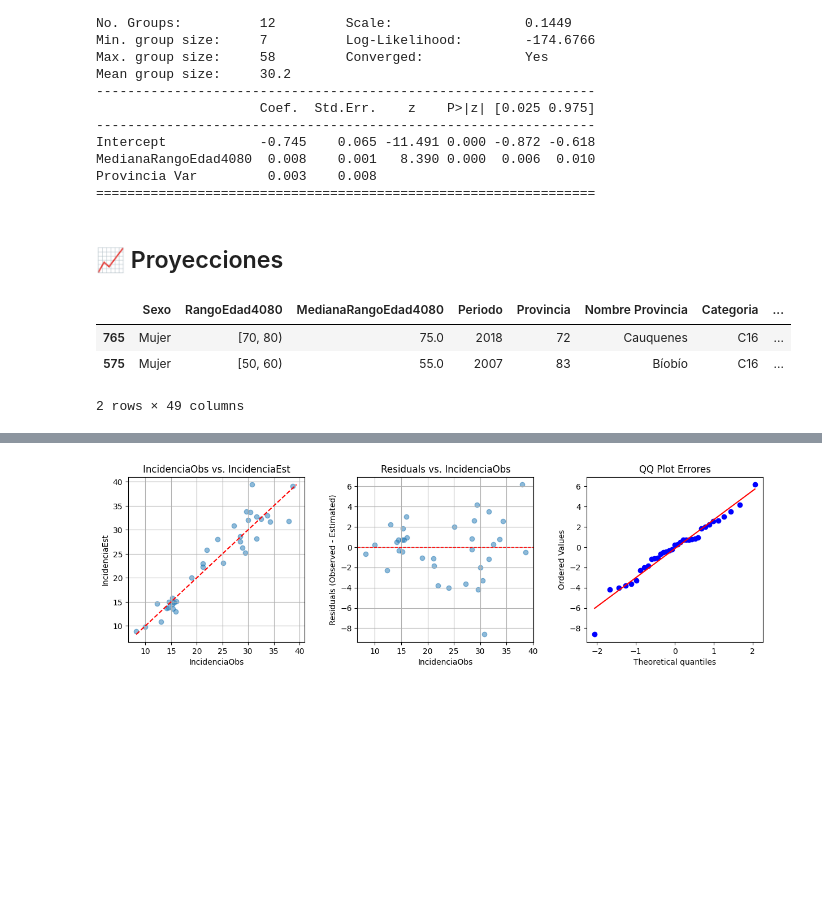
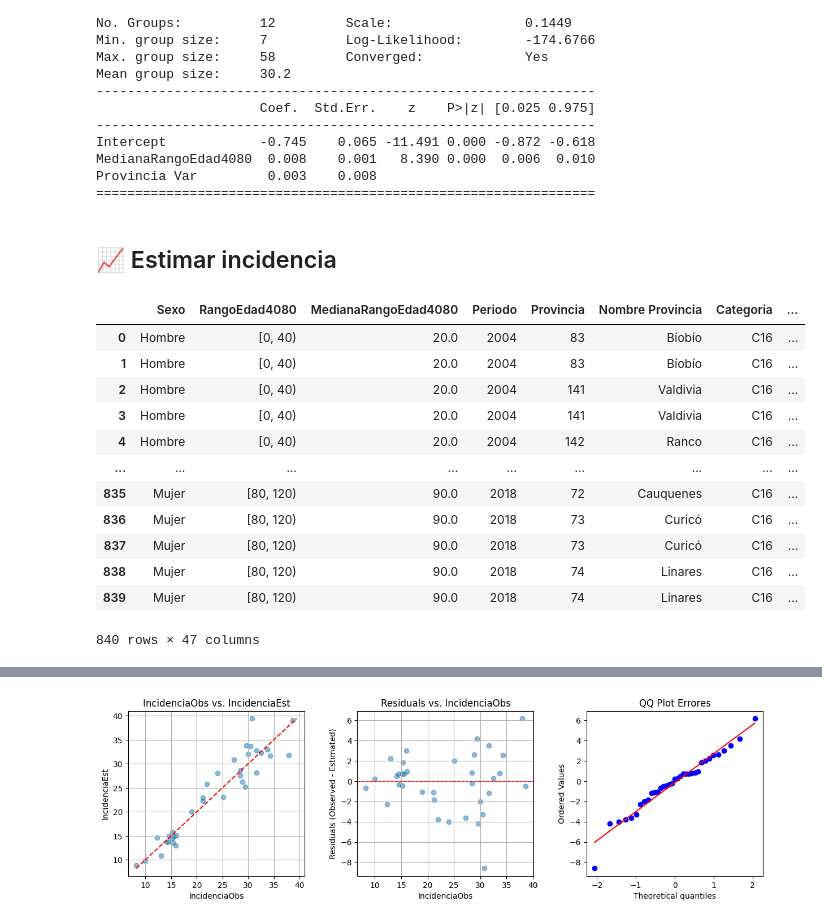
Before and after one commit to rlagosb/GastricCancerIncidence, a Jupyter notebook: 2_Methods_Evaluation.ipynb, the cells around one changed output, grey strips where cells are left out. Drawn from its saved outputs; the diff is of its cells as text; code cells hidden in the pictures; blank space fills up the shorter version.

```diff
--- a/2_Methods_Evaluation.ipynb
+++ b/2_Methods_Evaluation.ipynb
@@ -64,5 +64,11 @@ None
 3 rows × 26 columns
 # %%
+# Escenarios = conjuntos de training y testing
+escenarios_xl = pd.read_excel(path_data + 'Parametros_estimaciones.xlsx', sheet_name='Escenarios')
+
+# Agrupación de años en periodos
+periodos_xl = pd.read_excel(path_data + 'Parametros_estimaciones.xlsx', sheet_name='Periodos RPC', header=1)
+
 def cargar_periodos_rpc(df):
   df = (df.rename(columns={'ID':'Año'}).
         melt(id_vars='Año', value_name='Periodo', var_name='Provincia').
@@ -155,19 +210,17 @@ def calcular_metricas_provincias(cubo, HABS, RangoEdad) -> pd.DataFrame:
     rangos = [col for col in cubo.columns if 'RangoEdad' in col and RangoEdad not in col]
     metricas = (['Poblacion','PoblacionRural','Casos','Defunciones','EgresosDefs','Egresos2']
                 + ['Fonasa','A','B','C','D','Isapre'])
-    group_columns = ['Sexo',RangoEdad,'Mediana'+RangoEdad,'Periodo','Provincia','Nombre Provincia','Categoria','RPC',
+    group_columns = ['Sexo',RangoEdad,'Mediana'+RangoEdad,'Periodo','Provincia','Nombre Provincia','Categoria',
                      'Grupo','Escenario','Tipo']
-    # Anular diferencias de RPC para estimaciones Chile
-    estimaciones_Chile = ((cubo.Escenario=='Chile')&(cubo.Grupo=='Testing'))
-    cubo.loc[estimaciones_Chile,'RPC'] = None
-    cubo.loc[estimaciones_Chile,'RPC2'] = True
-    df = cubo.groupby(group_columns, dropna=False)[metricas].sum().reset_index()
+    # Create an aggregation dictionary: sum for metrics_to_aggregate, max for RPC
+    agg_functions = {col: 'sum' for col in metricas}
+    agg_functions['RPC'] = 'max'
+    df = cubo.groupby(group_columns, dropna=False).agg(agg_functions).reset_index()
 
     # Calcular covariables
     df['Ruralidad'] = df['PoblacionRural'] / df['Poblacion']
     for tramo in ['A','B','C','D','Fonasa','Isapre']:
       df['Porc'+tramo] = df[tramo] / df['Poblacion']
-    df['PorcAB'] = (df['PorcA'] + df['PorcB']) / df['Poblacion']
 
     # Calcular métricas: tasas y Ratios, etc
     for key, value in {'IncidenciaObs':'Casos','MortalidadObs':'Defunciones','TasaDefHosp2Obs':'EgresosDefs','TasaHosp2Obs':'Egresos2'}.items():
@@ -181,9 +234,6 @@ def calcular_metricas_provincias(cubo, HABS, RangoEdad) -> pd.DataFrame:
       df.loc[df.RPC*df.Casos==0, col] = None
 
     return df
-
-
-# @title Cargar datos escenario
 
 def cargar_datos_escenario(escenario, RangoEdad, categoria='C16', **kwargs):
 
@@ -208,7 +258,7 @@ def cargar_datos_escenario(escenario, RangoEdad, categoria='C16', **kwargs):
 
 dataEj = cargar_datos_escenario('Escenario1', 'RangoEdad4080')
 print(dataEj.groupby('Grupo')['Casos'].agg(['count','sum']))
-dataEj.sample(3)
+dataEj
 # %% [output]
 Cargando Escenario1  (evaluacion)
 Training:  2004 - 2018 [ 83 141 142  21  22  23  81 151  71  72  73  74]  N= 420
@@ -225,9 +283,7 @@ Training    420  7224
 # %%
-# @title Regresión Ratios
-# https://www.statsmodels.org/dev/generated/statsmodels.formula.api.mixedlm.html
+# @title Calibrar Ratios
 
-def regresion_ratios(data, RangoEdad, Ratio, summary=False,
-                     covariables=None, gruposRegresion='Provincia', **kwargs):
+def regresion_ratios(data, RangoEdad, Ratio, summary=False, covariables=None, gruposRegresion='Provincia', **kwargs):
 
   # Transformación Logaritmo
   okRatios = (data[Ratio + 'obs']!=0)
@@ -242,7 +298,6 @@ def regresion_ratios(data, RangoEdad, Ratio, summary=False,
   # Efectos aleatorios
   reFormula = ("~ 1 + Periodo"  if 'rePeriodo' in kwargs else "~ 1")
   #if 'rePeriodo' in kwargs: data = data[data.RPC<6]
-
 
   # Datos de entrenamiento
   training_data = data[(data.Grupo=='Training')&(data[Y].notna())].copy()
@@ -288,33 +343,40 @@ Intercept            -0.745    0.065 -11.491 0.000 -0.872 -0.618
 MedianaRangoEdad4080  0.008    0.001   8.390 0.000  0.006  0.010
 Provincia Var         0.003    0.008
 ================================================================
-# %% [markdown]
-## 📈 Proyecciones
+# %% [markdown]
+## 📈 Estimar incidencia
 # %%
-# @title Proyectar incidencia
-
 def proyectar_incidencia(data, Ratio, **kwargs):
 
   # Revertir transformación Ratio
   data['Ratio'] = Ratio
   data['RatioEst'] = np.exp(data['Log' + Ratio + 'est'])
 
   # Incidencia estimada = métrica / Ratio
   metrica = {'RIM':'MortalidadObs','RIMH':'TasaDefHosp2Obs','RIH':'TasaHosp2Obs','RIH2':'TasaHospObs'}
   data['IncidenciaEst'] = 0.0
   okProy = ((data.Grupo=='Testing') &                                   # proyectar sólo en periodos-provincias de testing
             data['RatioEst'].notna() & data[metrica[Ratio]].notna())    # proyectar sólo si hay ratio y métrica disponible
   data.loc[okProy, 'IncidenciaEst'] = data[okProy][metrica[Ratio]] / data[okProy]['RatioEst']
 
   return data
 
 dataInc = proyectar_incidencia(dataReg.copy(), Ratio = 'RIM', transformation = 'Log')
-dataInc.sample(2)
+dataInc
 # %% [output]
 |  | Sexo | RangoEdad4080 | MedianaRangoEdad4080 | Periodo | Provincia | Nombre Provincia | Categoria | ... |
-| 765 | Mujer | [70, 80) | 75.0 | 2018 | 72 | Cauquenes | C16 | ... |
-| 575 | Mujer | [50, 60) | 55.0 | 2007 | 83 | Bíobío | C16 | ... |
+| 0 | Hombre | [0, 40) | 20.0 | 2004 | 83 | Bíobío | C16 | ... |
+| 1 | Hombre | [0, 40) | 20.0 | 2004 | 83 | Bíobío | C16 | ... |
+| 2 | Hombre | [0, 40) | 20.0 | 2004 | 141 | Valdivia | C16 | ... |
+| 3 | Hombre | [0, 40) | 20.0 | 2004 | 141 | Valdivia | C16 | ... |
+| 4 | Hombre | [0, 40) | 20.0 | 2004 | 142 | Ranco | C16 | ... |
+| ... | ... | ... | ... | ... | ... | ... | ... | ... |
+| 835 | Mujer | [80, 120) | 90.0 | 2018 | 72 | Cauquenes | C16 | ... |
+| 836 | Mujer | [80, 120) | 90.0 | 2018 | 73 | Curicó | C16 | ... |
+| 837 | Mujer | [80, 120) | 90.0 | 2018 | 73 | Curicó | C16 | ... |
+| 838 | Mujer | [80, 120) | 90.0 | 2018 | 74 | Linares | C16 | ... |
+| 839 | Mujer | [80, 120) | 90.0 | 2018 | 74 | Linares | C16 | ... |
-2 rows × 49 columns
+840 rows × 47 columns
 # %%
 def plot_incidencia_proyectada(data, **kwargs):
 
```
Also changed, not shown: parts of 41 cells of this notebook.
